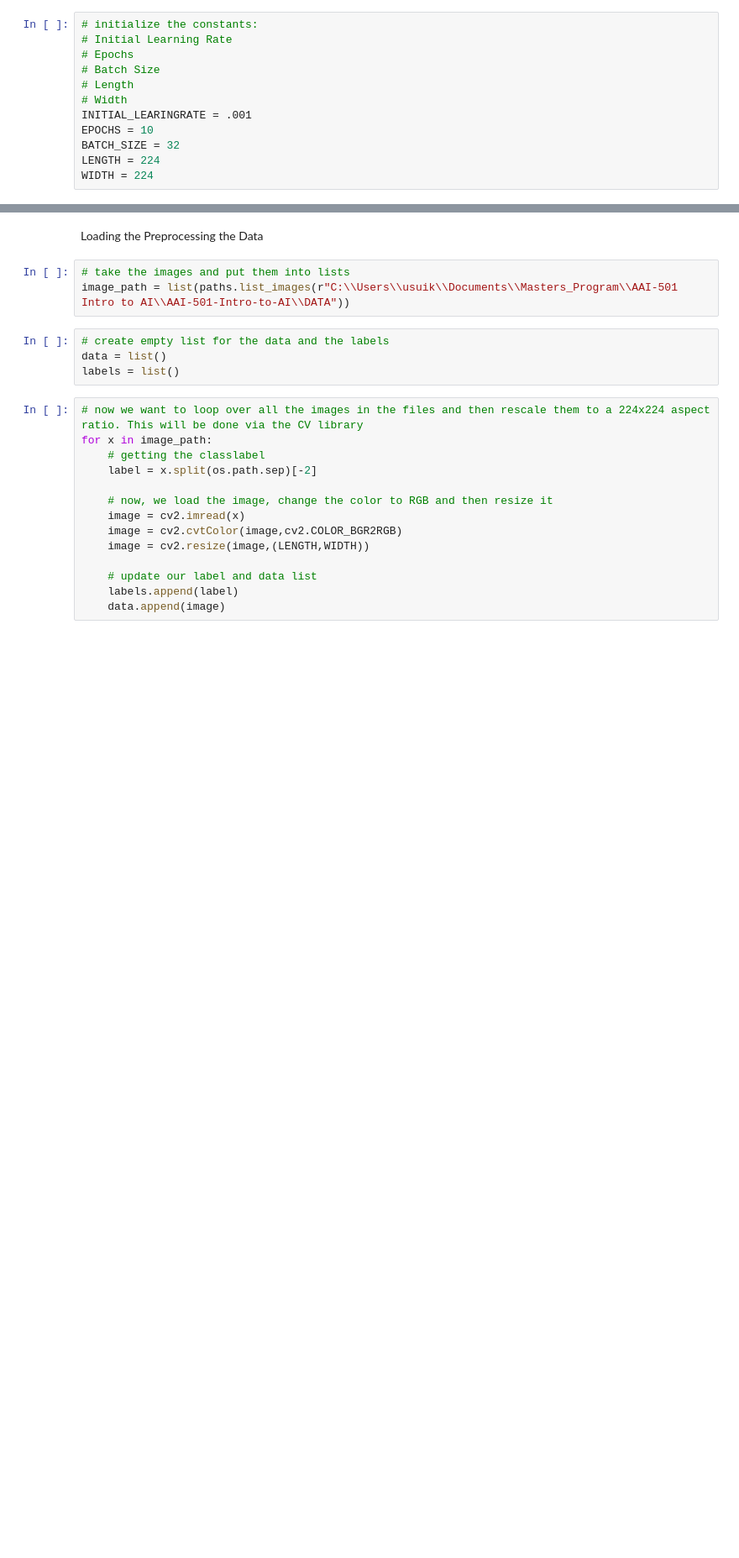
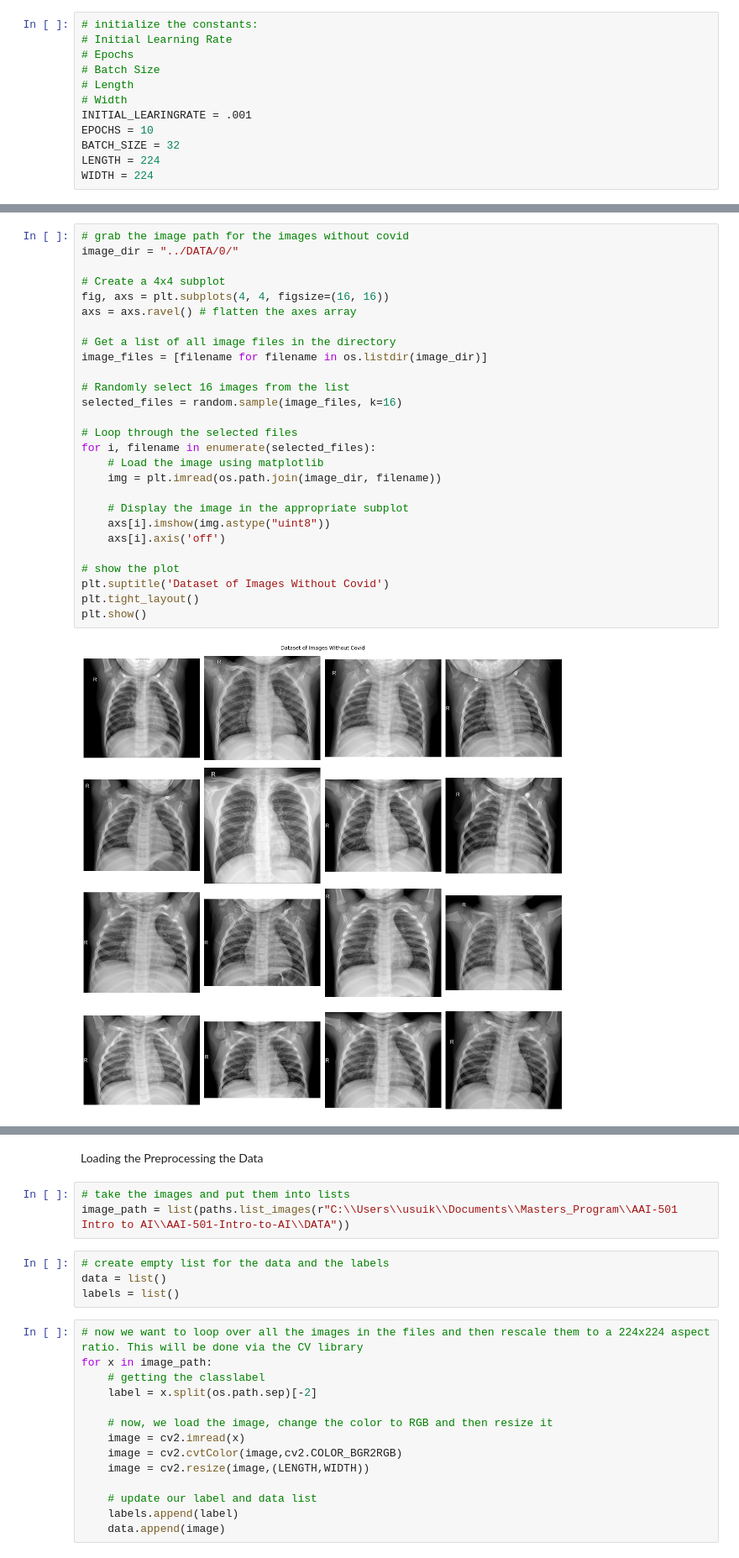
Before and after one commit to Lyfae/AAI-501-Intro-to-AI, a Jupyter notebook: VGG16/vgg16.ipynb, the cells around one changed output, grey strips where cells are left out. Shown at 84% size. Saved outputs shown, nothing was run; the diff lists cells and outputs as text; blank space fills up the shorter version.

```diff
--- a/VGG16/vgg16.ipynb
+++ b/VGG16/vgg16.ipynb
@@ -28,0 +50,29 @@ WIDTH = 224
+# %%
+# grab the image path for the images without covid
+image_dir = "../DATA/0/"
+
+# Create a 4x4 subplot
+fig, axs = plt.subplots(4, 4, figsize=(16, 16))
+axs = axs.ravel() # flatten the axes array
+
+# Get a list of all image files in the directory
+image_files = [filename for filename in os.listdir(image_dir)]
+
+# Randomly select 16 images from the list
+selected_files = random.sample(image_files, k=16)
+
+# Loop through the selected files
+for i, filename in enumerate(selected_files):
+    # Load the image using matplotlib
+    img = plt.imread(os.path.join(image_dir, filename))
+
+    # Display the image in the appropriate subplot
+    axs[i].imshow(img.astype("uint8"))
+    axs[i].axis('off')
+
+# show the plot
+plt.suptitle('Dataset of Images Without Covid')
+plt.tight_layout()
+plt.show()
+# %% [output]
+[figure, added]
```
Also changed, not shown: parts of 14 cells of this notebook, 1 other file.
